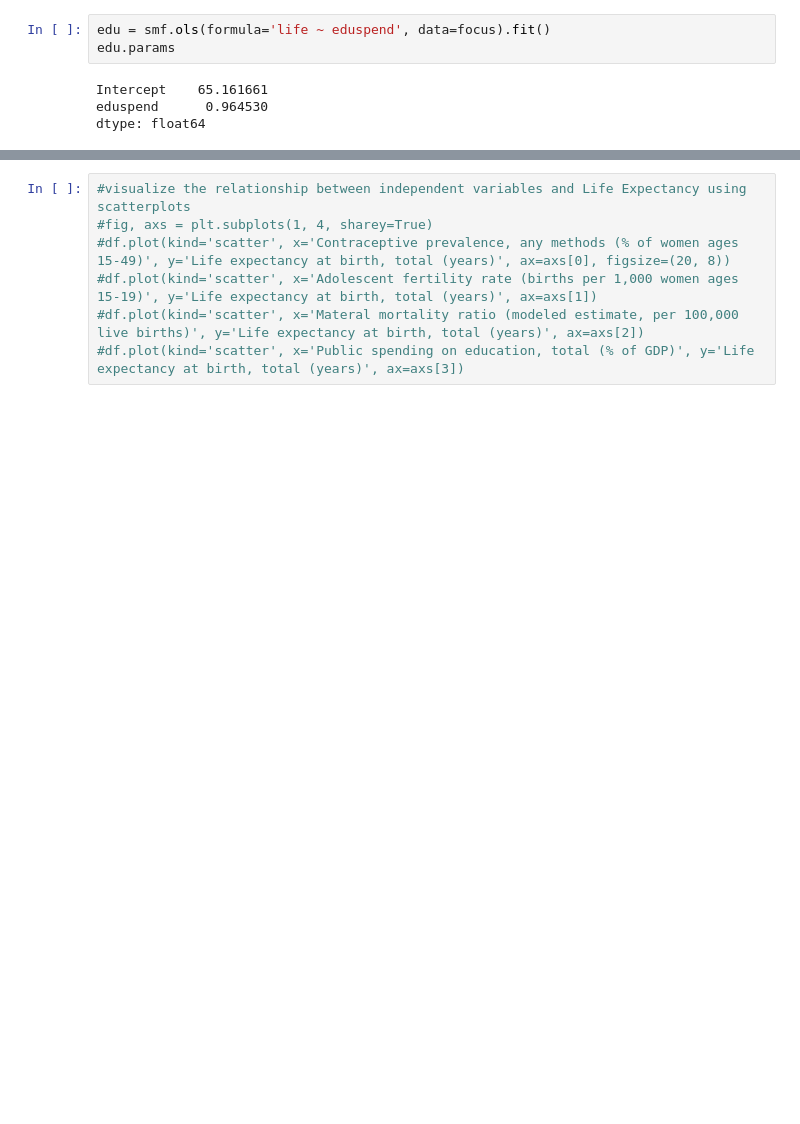
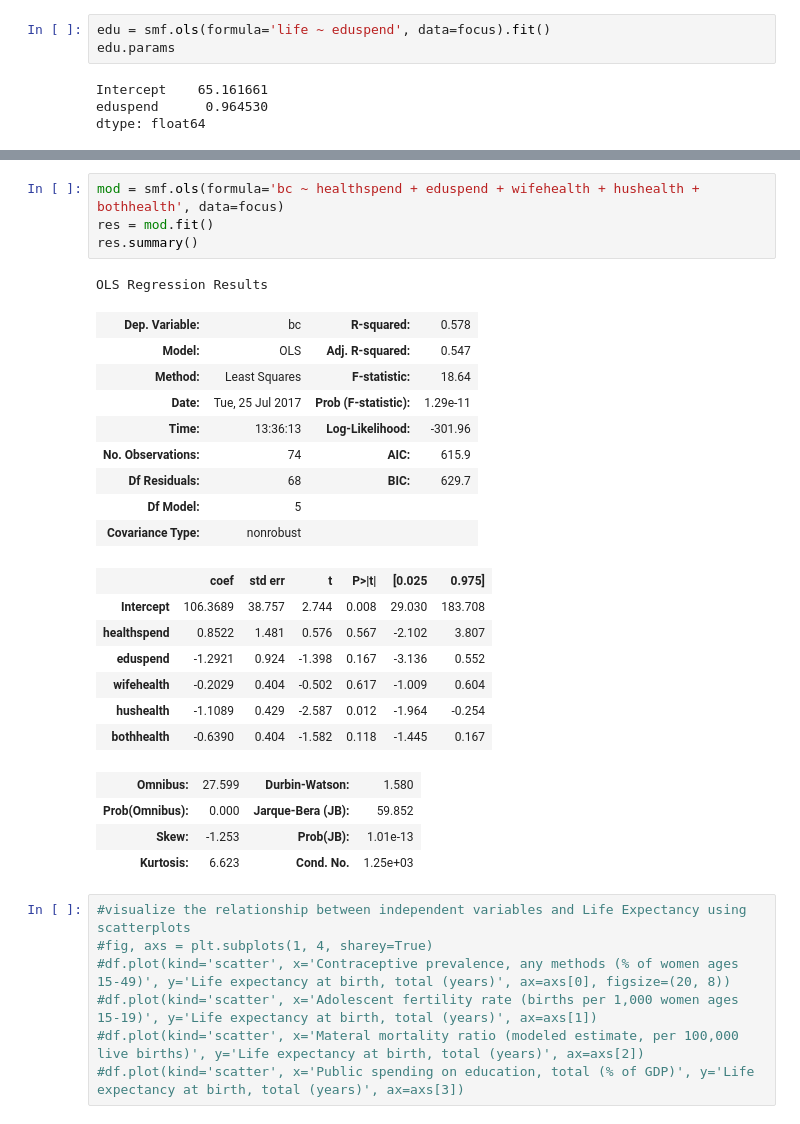
Before and after one commit to circushaase/Capstone-1_WorldBank_GenderData, a Jupyter notebook: InferentialStats.ipynb, the cells around one changed output, grey strips where cells are left out. Saved outputs shown, nothing was run; the diff lists cells and outputs as text; blank space fills up the shorter version.

```diff
--- a/InferentialStats.ipynb
+++ b/InferentialStats.ipynb
@@ -184,6 +249,32 @@ OLS Regression Results
 | Prob(Omnibus): | 0.000 | Jarque-Bera (JB): | 112.967 |
 | Skew: | -0.662 | Prob(JB): | 2.95e-25 |
 | Kurtosis: | 5.366 | Cond. No. | 2.44e+03 |
+# %%
+mod = smf.ols(formula='bc ~ healthspend + eduspend + wifehealth + hushealth + bothhealth', data=focus)
+res = mod.fit()
+res.summary()
+# %% [output]
+OLS Regression Results
+| Dep. Variable: | bc | R-squared: | 0.578 |
+| Model: | OLS | Adj. R-squared: | 0.547 |
+| Method: | Least Squares | F-statistic: | 18.64 |
+| Date: | Tue, 25 Jul 2017 | Prob (F-statistic): | 1.29e-11 |
+| Time: | 13:36:13 | Log-Likelihood: | -301.96 |
+| No. Observations: | 74 | AIC: | 615.9 |
+| Df Residuals: | 68 | BIC: | 629.7 |
+| Df Model: | 5 |  |  |
+| Covariance Type: | nonrobust |  |  |
+|  | coef | std err | t | P>|t| | [0.025 | 0.975] |
+| Intercept | 106.3689 | 38.757 | 2.744 | 0.008 | 29.030 | 183.708 |
+| healthspend | 0.8522 | 1.481 | 0.576 | 0.567 | -2.102 | 3.807 |
+| eduspend | -1.2921 | 0.924 | -1.398 | 0.167 | -3.136 | 0.552 |
+| wifehealth | -0.2029 | 0.404 | -0.502 | 0.617 | -1.009 | 0.604 |
+| hushealth | -1.1089 | 0.429 | -2.587 | 0.012 | -1.964 | -0.254 |
+| bothhealth | -0.6390 | 0.404 | -1.582 | 0.118 | -1.445 | 0.167 |
+| Omnibus: | 27.599 | Durbin-Watson: | 1.580 |
+| Prob(Omnibus): | 0.000 | Jarque-Bera (JB): | 59.852 |
+| Skew: | -1.253 | Prob(JB): | 1.01e-13 |
+| Kurtosis: | 6.623 | Cond. No. | 1.25e+03 |
 # %%
 #visualize the relationship between independent variables and Life Expectancy using scatterplots
 #fig, axs = plt.subplots(1, 4, sharey=True)
```
Also changed, not shown: parts of 11 cells of this notebook.
